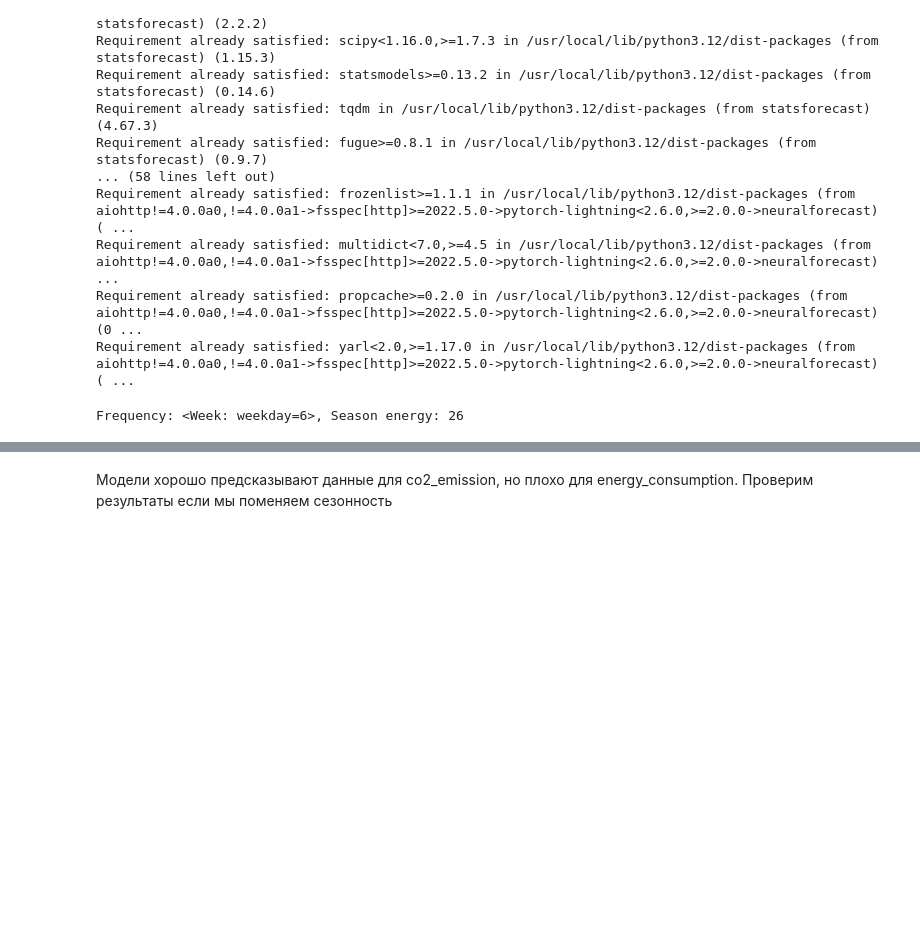
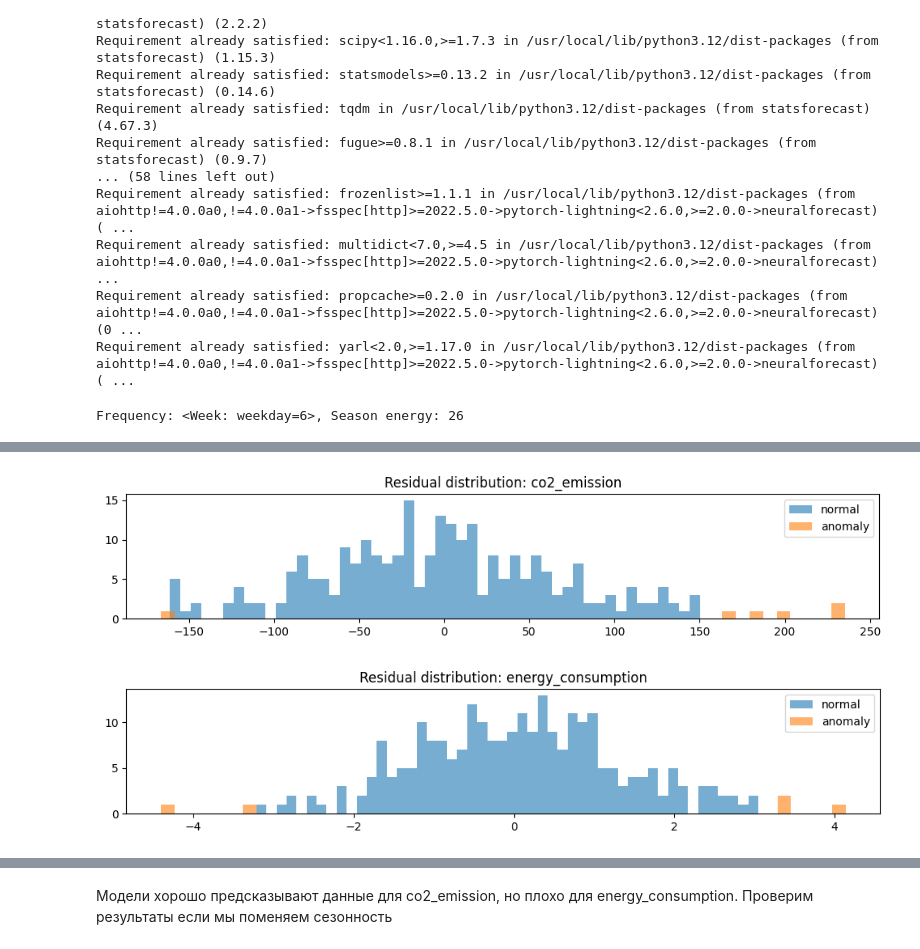
Before and after one commit to tvsmsa/melekhin-time-series, a Jupyter notebook: task_3_timeseries.ipynb, the cells around one changed output, grey strips where cells are left out. Cells and saved outputs as stored; diff of their text form; code cells hidden in the pictures; blank space fills up the shorter version.

```diff
--- a/task_3_timeseries.ipynb
+++ b/task_3_timeseries.ipynb
@@ -77,0 +103,5 @@ Frequency: <Week: weekday=6>, Season energy: 26
+# %%
+res_df['residual'] = res_df['y'] - res_df['MSTL']
+anomalies_mstl = res_df[~res_df['y'].between(res_df['MSTL-lo-99'], res_df['MSTL-hi-99'])][['unique_id', 'ds', 'y']].copy()
+anomalies_mstl['MSTL_anomaly'] = 1
+anomalies_mstl
@@ -77,0 +121,16 @@ Frequency: <Week: weekday=6>, Season energy: 26
+# %%
+res_df['is_anomaly'] = ~res_df['y'].between(res_df['MSTL-lo-99'], res_df['MSTL-hi-99'])
+
+res_df['residual'] = res_df['y'] - res_df['MSTL']
+for uid, df_uid in res_df.groupby('unique_id'):
+    plt.figure(figsize = (12,2))
+    # нормальные точки
+    plt.hist(df_uid[df_uid['is_anomaly']==0]['residual'], bins=50, alpha=0.6, label='normal')
+    # аномалии
+    plt.hist(df_uid[df_uid['is_anomaly']==1]['residual'], bins=50, alpha=0.6, label='anomaly')
+    plt.title(f"Residual distribution: {uid}")
+    plt.legend()
+    plt.show()
+# %% [output]
+[figure, added]
+[figure, added]
```
Also changed, not shown: parts of 22 cells of this notebook.
